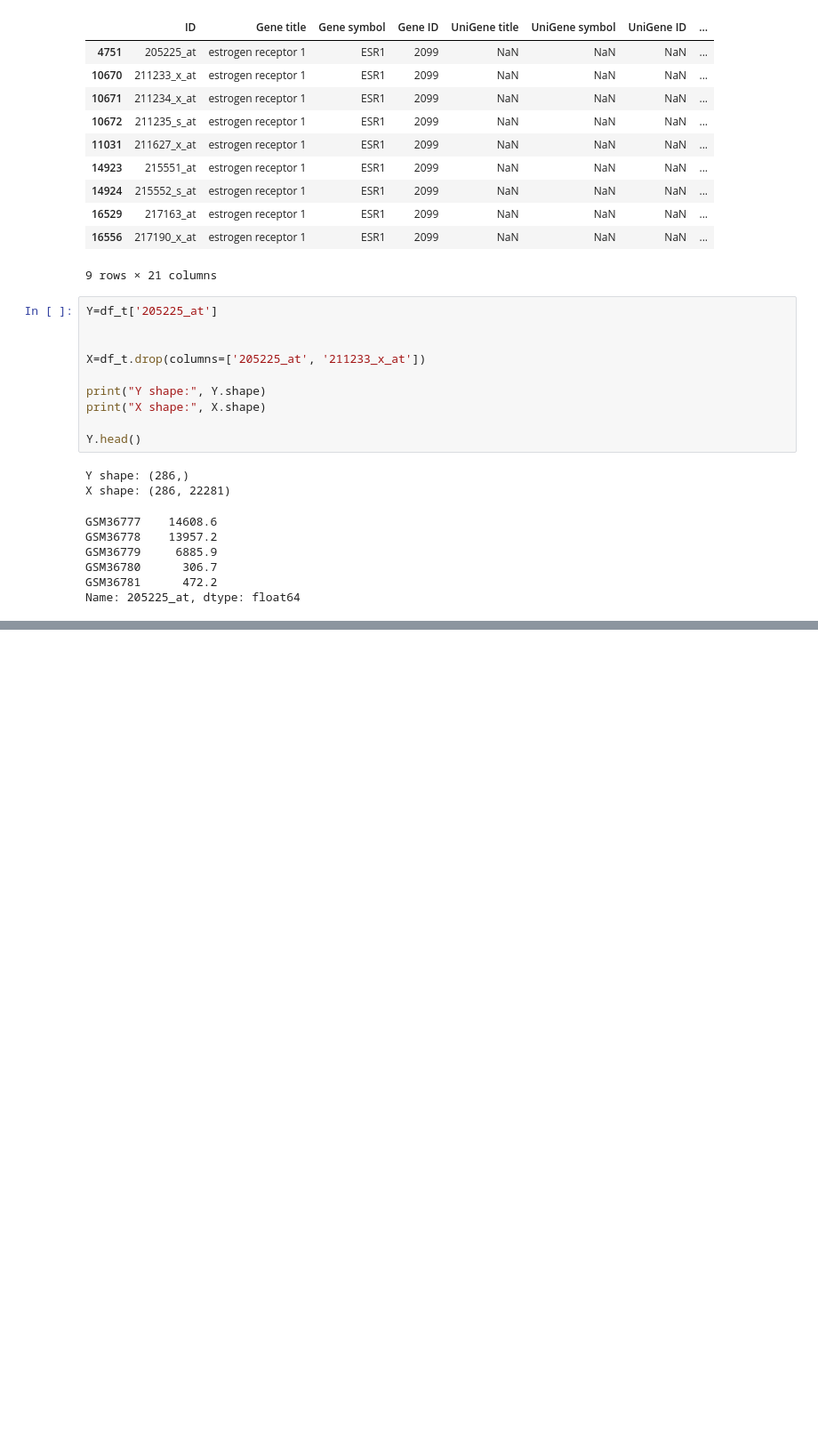
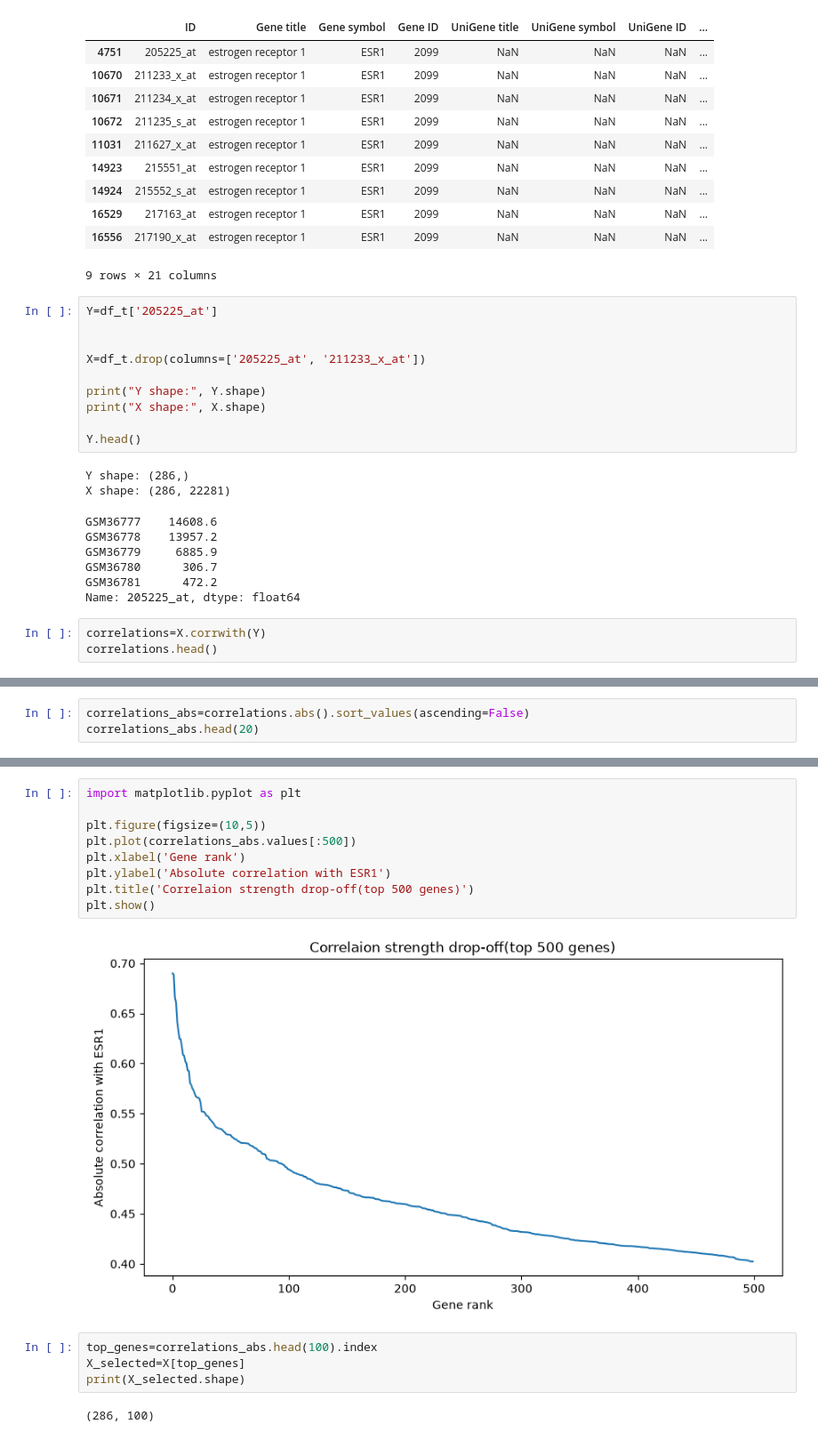
Before and after one commit to lilyblossm3-cloud/gene-expression-prediction, a Jupyter notebook: notebooks/01_eda.ipynb, the cells around one changed output, grey strips where cells are left out. Shown at 89% size. Saved outputs shown, nothing was run; the diff lists cells and outputs as text; blank space fills up the shorter version.

Commit message:
Implement correlation-based selection, use elbow method and take 100 features

```diff
--- a/notebooks/01_eda.ipynb
+++ b/notebooks/01_eda.ipynb
@@ -92,3 +92,6 @@ GSM36779     6885.9
 GSM36780      306.7
 GSM36781      472.2
 Name: 205225_at, dtype: float64
+# %%
+correlations=X.corrwith(Y)
+correlations.head()
@@ -94,0 +106,3 @@ Name: 205225_at, dtype: float64
+# %%
+correlations_abs=correlations.abs().sort_values(ascending=False)
+correlations_abs.head(20)
@@ -94,0 +127,17 @@ Name: 205225_at, dtype: float64
+# %%
+import matplotlib.pyplot as plt
+
+plt.figure(figsize=(10,5))
+plt.plot(correlations_abs.values[:500])
+plt.xlabel('Gene rank')
+plt.ylabel('Absolute correlation with ESR1')
+plt.title('Correlaion strength drop-off(top 500 genes)')
+plt.show()
+# %% [output]
+[figure, added]
+# %%
+top_genes=correlations_abs.head(100).index
+X_selected=X[top_genes]
+print(X_selected.shape)
+# %% [output]
+(286, 100)
```
Also changed, not shown: parts of 2 cells of this notebook.
